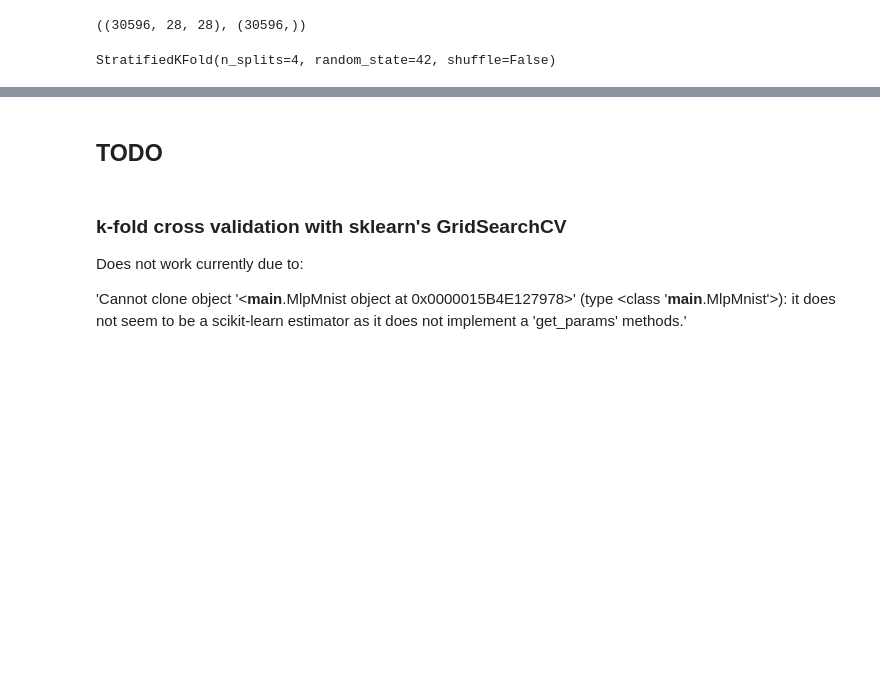
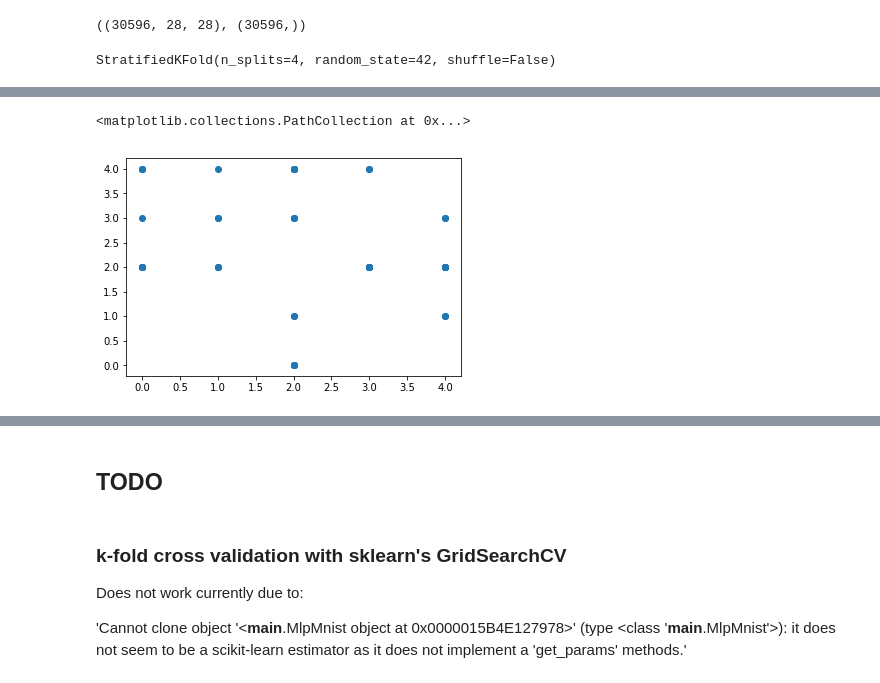
Before and after one commit to damilo/project.ml, a Jupyter notebook: project.ml.tf-c11.08/project.ml.tf-c11.08.ipynb, the cells around one changed output, grey strips where cells are left out. Saved outputs shown, nothing was run; the diff lists cells and outputs as text; code cells hidden in the pictures; blank space fills up the shorter version.

```diff
--- a/project.ml.tf-c11.08/project.ml.tf-c11.08.ipynb
+++ b/project.ml.tf-c11.08/project.ml.tf-c11.08.ipynb
@@ -556,0 +441,4 @@ INFO:tensorflow:Restoring parameters from ./tf_saves/MlpBest__best_acc_val.ckpt
+# %%
+y_test_ev = y_test.reshape (-1, 1)
+y_pred_ev = y_pred.reshape (-1, 1)
+y_pred_distr_ev = np.round (y_pred_distr*100, 2)
@@ -556,0 +518,5 @@ INFO:tensorflow:Restoring parameters from ./tf_saves/MlpBest__best_acc_val.ckpt
+# %%
+plt.scatter (y_test[y_diff_idx], y_pred[y_diff_idx])
+# %% [output]
+<matplotlib.collections.PathCollection at 0x...>
+[figure, added]
```
Also changed, not shown: parts of 46 cells of this notebook, 3 other files.
